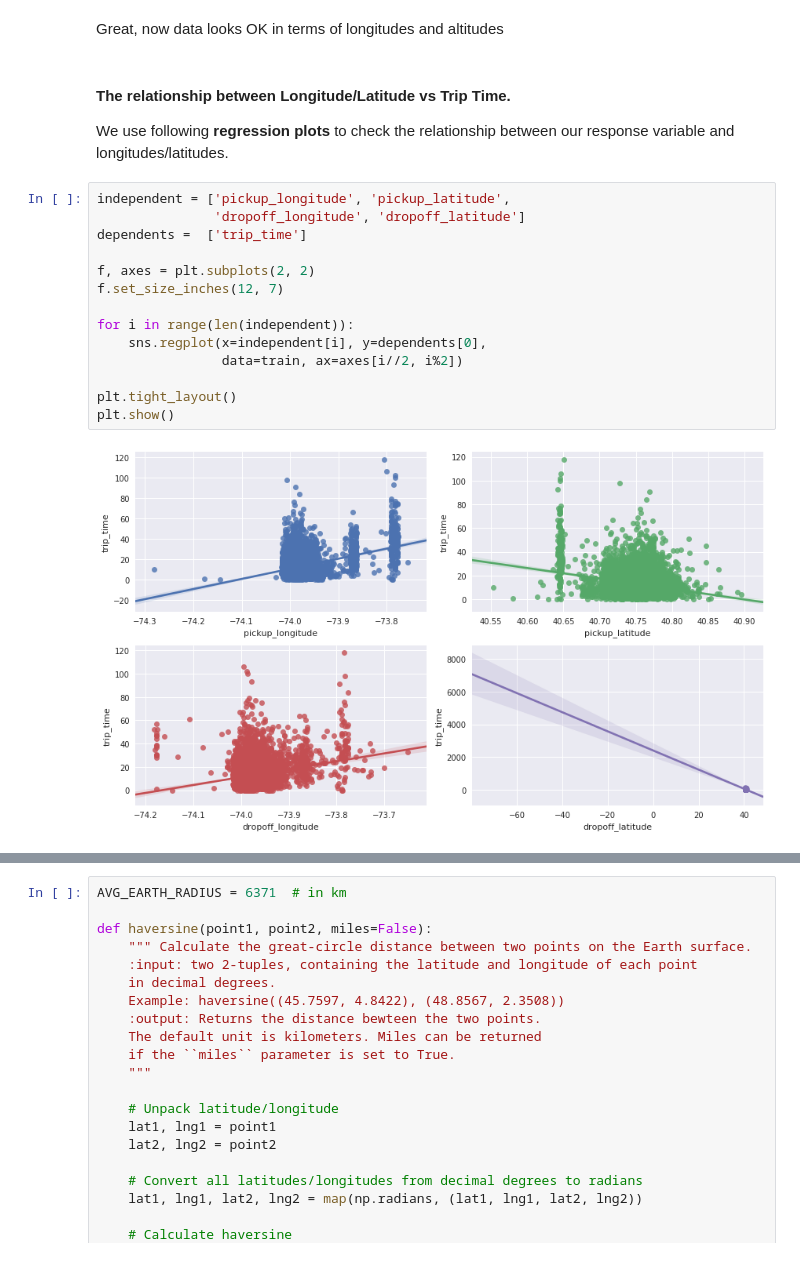
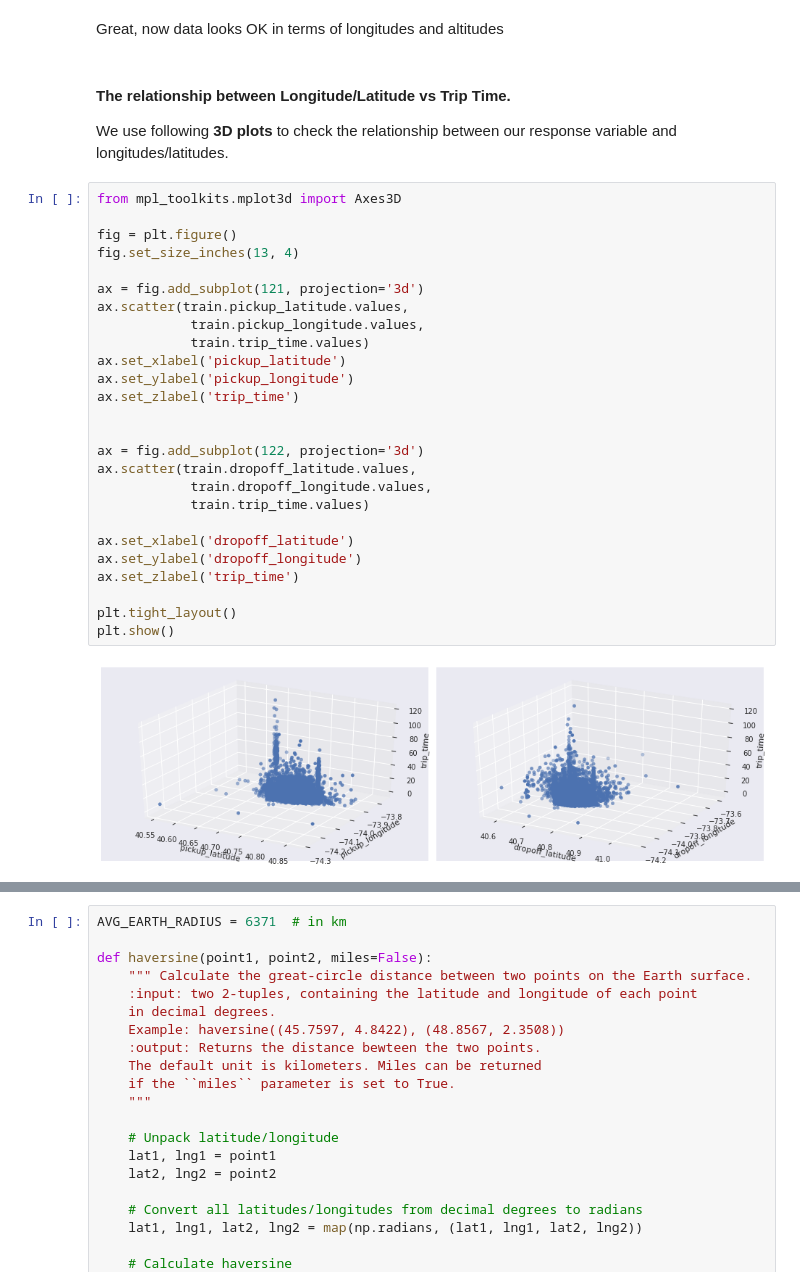
Before and after one commit to upul/WhiteBoard, a Jupyter notebook: ny_taxi/New_York_City_Taxi _Trip_Analysis.ipynb, the cells around one changed output, grey strips where cells are left out. Cells and saved outputs as stored; diff of their text form.

```diff
--- a/ny_taxi/New_York_City_Taxi _Trip_Analysis.ipynb
+++ b/ny_taxi/New_York_City_Taxi _Trip_Analysis.ipynb
@@ -192,21 +192,33 @@ Great, now data looks OK in terms of longitudes and altitudes
 # %% [markdown]
 #### The relationship between Longitude/Latitude vs Trip Time.
 
-We use following **regression plots** to check the relationship between our response variable and longitudes/latitudes.
+We use following **3D plots** to check the relationship between our response variable and longitudes/latitudes.
-# %%
-independent = ['pickup_longitude', 'pickup_latitude',
-               'dropoff_longitude', 'dropoff_latitude']
-dependents =  ['trip_time']
-
-f, axes = plt.subplots(2, 2)
-f.set_size_inches(12, 7)
-
-for i in range(len(independent)):
-    sns.regplot(x=independent[i], y=dependents[0],
-                data=train, ax=axes[i//2, i%2])
-
-plt.tight_layout()
-plt.show()
-# %% [output]
-[figure, removed]
+# %%
+from mpl_toolkits.mplot3d import Axes3D
+
+fig = plt.figure()
+fig.set_size_inches(13, 4)
+
+ax = fig.add_subplot(121, projection='3d')
+ax.scatter(train.pickup_latitude.values,
+            train.pickup_longitude.values,
+            train.trip_time.values)
+ax.set_xlabel('pickup_latitude')
+ax.set_ylabel('pickup_longitude')
+ax.set_zlabel('trip_time')
+
+
+ax = fig.add_subplot(122, projection='3d')
+ax.scatter(train.dropoff_latitude.values,
+            train.dropoff_longitude.values,
+            train.trip_time.values)
+
+ax.set_xlabel('dropoff_latitude')
+ax.set_ylabel('dropoff_longitude')
+ax.set_zlabel('trip_time')
+
+plt.tight_layout()
+plt.show()
+# %% [output]
+[figure, added]
 # %% [markdown]
```
Also changed, not shown: parts of 25 cells of this notebook.
